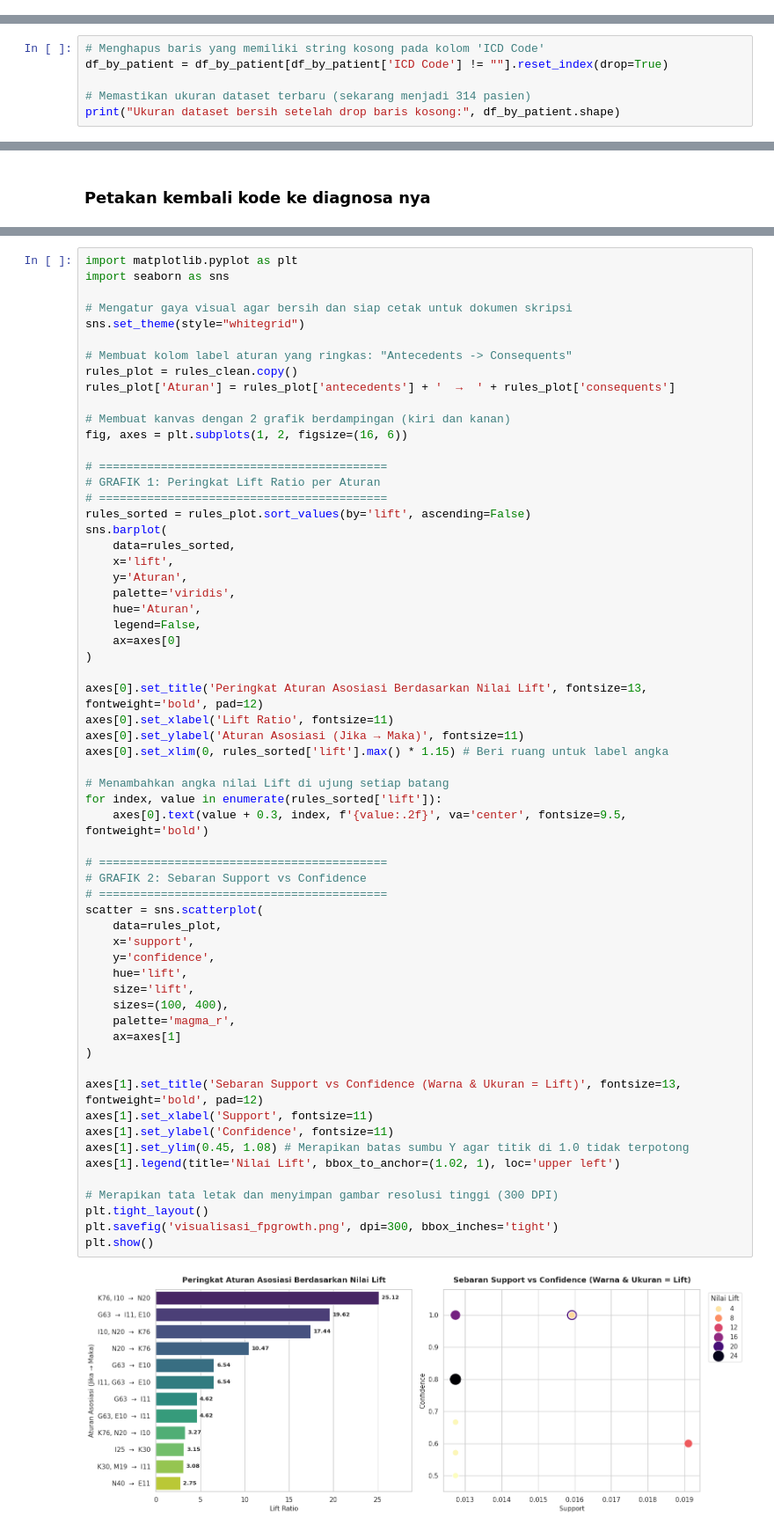
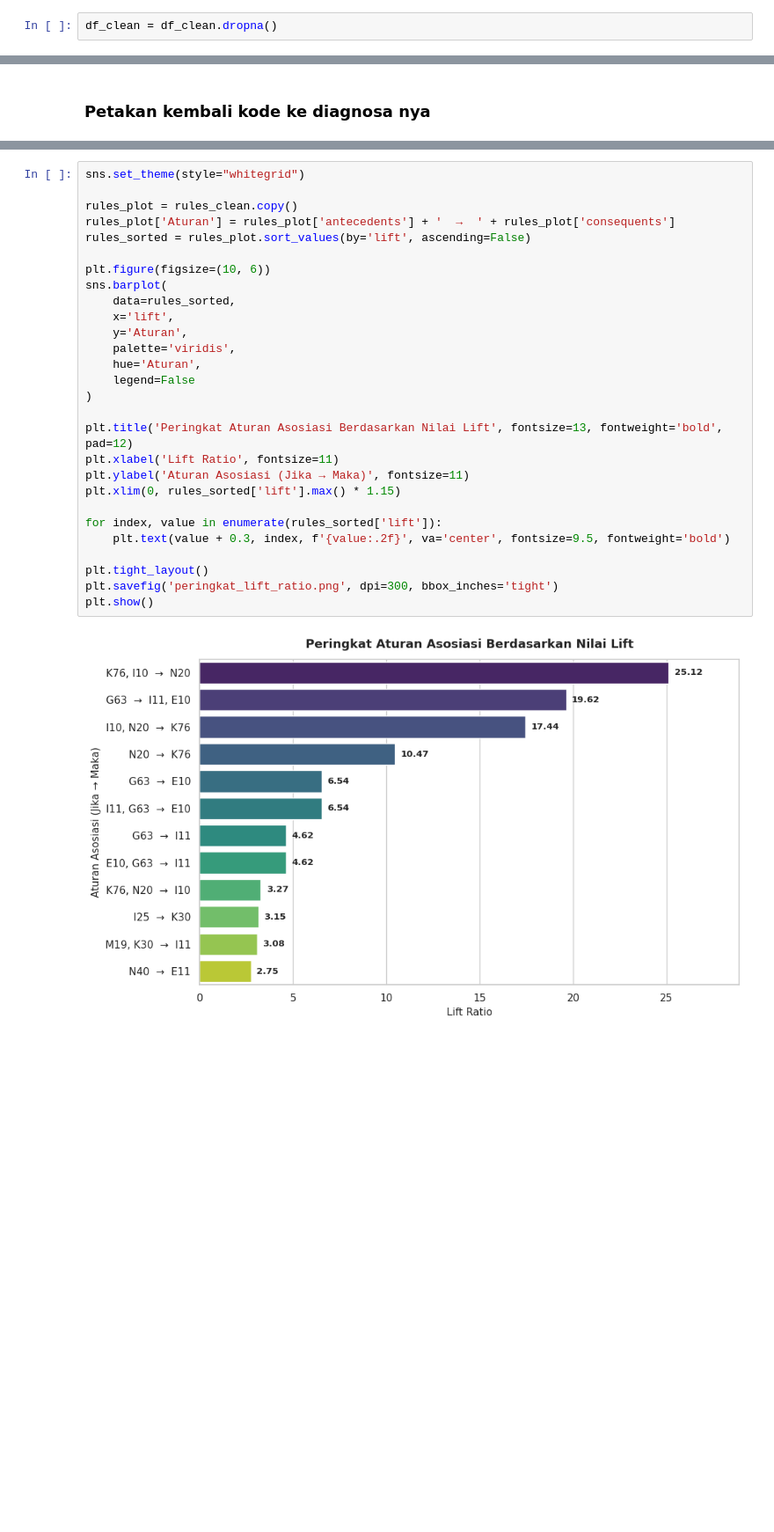
Before and after one commit to Us9r/association-rule-mining, a Jupyter notebook: association_rule_rsud.ipynb, the cells around one changed output, grey strips where cells are left out. Shown at 88% size. Drawn from its saved outputs; the diff is of its cells as text; blank space fills up the shorter version.

```diff
--- a/association_rule_rsud.ipynb
+++ b/association_rule_rsud.ipynb
@@ -68 +93,3 @@ df_clean.head(3)
+# %%
+df_clean = df_clean.dropna()
 # %% [markdown]
@@ -243,6 +273,0 @@ Jumlah baris gagal terekstrak: 1
-# %%
-# Menghapus baris yang memiliki string kosong pada kolom 'ICD Code'
-df_by_patient = df_by_patient[df_by_patient['ICD Code'] != ""].reset_index(drop=True)
-
-# Memastikan ukuran dataset terbaru (sekarang menjadi 314 pasien)
-print("Ukuran dataset bersih setelah drop baris kosong:", df_by_patient.shape)
@@ -376,64 +405,31 @@ display(rules_readable[['Antecedents (Jika)', 'Consequents (Maka)', 'support', '
 | 11 | N40 (N28.1 - Cyst of kidney, acqu... | E11 (E11.9 - Non-insulin-dependen... | 0.012739 | 0.500000 | 2.754386 |
 # %%
-import matplotlib.pyplot as plt
-import seaborn as sns
-
-# Mengatur gaya visual agar bersih dan siap cetak untuk dokumen skripsi
 sns.set_theme(style="whitegrid")
 
-# Membuat kolom label aturan yang ringkas: "Antecedents -> Consequents"
 rules_plot = rules_clean.copy()
 rules_plot['Aturan'] = rules_plot['antecedents'] + '  →  ' + rules_plot['consequents']
+rules_sorted = rules_plot.sort_values(by='lift', ascending=False)
 
-# Membuat kanvas dengan 2 grafik berdampingan (kiri dan kanan)
-fig, axes = plt.subplots(1, 2, figsize=(16, 6))
-
-# ==========================================
-# GRAFIK 1: Peringkat Lift Ratio per Aturan
-# ==========================================
-rules_sorted = rules_plot.sort_values(by='lift', ascending=False)
+plt.figure(figsize=(10, 6))
 sns.barplot(
     data=rules_sorted,
     x='lift',
     y='Aturan',
     palette='viridis',
     hue='Aturan',
-    legend=False,
-    ax=axes[0]
+    legend=False
 )
 
-axes[0].set_title('Peringkat Aturan Asosiasi Berdasarkan Nilai Lift', fontsize=13, fontweight='bold', pad=12)
-axes[0].set_xlabel('Lift Ratio', fontsize=11)
-axes[0].set_ylabel('Aturan Asosiasi (Jika → Maka)', fontsize=11)
-axes[0].set_xlim(0, rules_sorted['lift'].max() * 1.15) # Beri ruang untuk label angka
+plt.title('Peringkat Aturan Asosiasi Berdasarkan Nilai Lift', fontsize=13, fontweight='bold', pad=12)
+plt.xlabel('Lift Ratio', fontsize=11)
+plt.ylabel('Aturan Asosiasi (Jika → Maka)', fontsize=11)
+plt.xlim(0, rules_sorted['lift'].max() * 1.15)
 
-# Menambahkan angka nilai Lift di ujung setiap batang
 for index, value in enumerate(rules_sorted['lift']):
-    axes[0].text(value + 0.3, index, f'{value:.2f}', va='center', fontsize=9.5, fontweight='bold')
+    plt.text(value + 0.3, index, f'{value:.2f}', va='center', fontsize=9.5, fontweight='bold')
 
-# ==========================================
-# GRAFIK 2: Sebaran Support vs Confidence
-# ==========================================
-scatter = sns.scatterplot(
-    data=rules_plot,
-    x='support',
-    y='confidence',
-    hue='lift',
-    size='lift',
-    sizes=(100, 400),
-    palette='magma_r',
-    ax=axes[1]
-)
-
-axes[1].set_title('Sebaran Support vs Confidence (Warna & Ukuran = Lift)', fontsize=13, fontweight='bold', pad=12)
-axes[1].set_xlabel('Support', fontsize=11)
-axes[1].set_ylabel('Confidence', fontsize=11)
-axes[1].set_ylim(0.45, 1.08) # Merapikan batas sumbu Y agar titik di 1.0 tidak terpotong
-axes[1].legend(title='Nilai Lift', bbox_to_anchor=(1.02, 1), loc='upper left')
-
-# Merapikan tata letak dan menyimpan gambar resolusi tinggi (300 DPI)
 plt.tight_layout()
-plt.savefig('visualisasi_fpgrowth.png', dpi=300, bbox_inches='tight')
+plt.savefig('peringkat_lift_ratio.png', dpi=300, bbox_inches='tight')
 plt.show()
 # %% [output]
-[figure, old version]
+[figure, new version]
```
Also changed, not shown: parts of 32 cells of this notebook.
